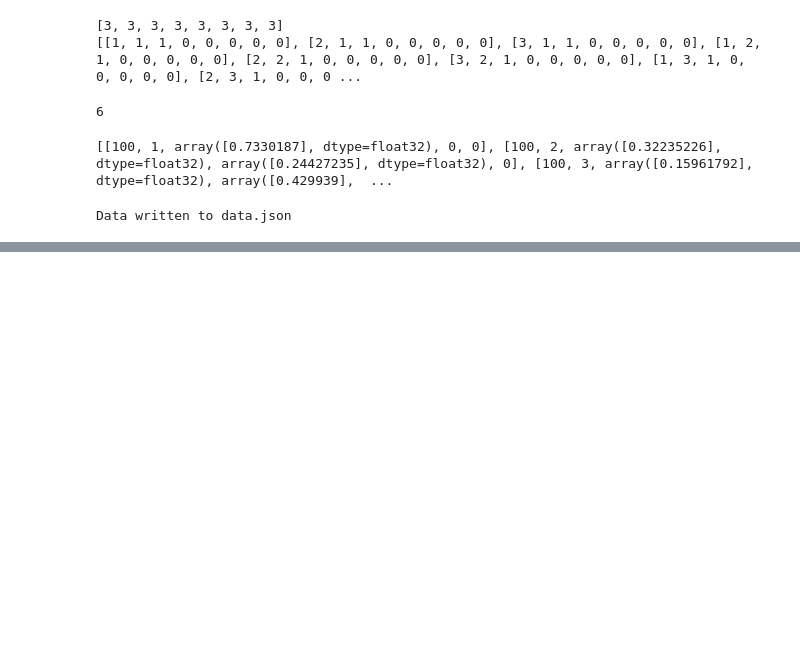
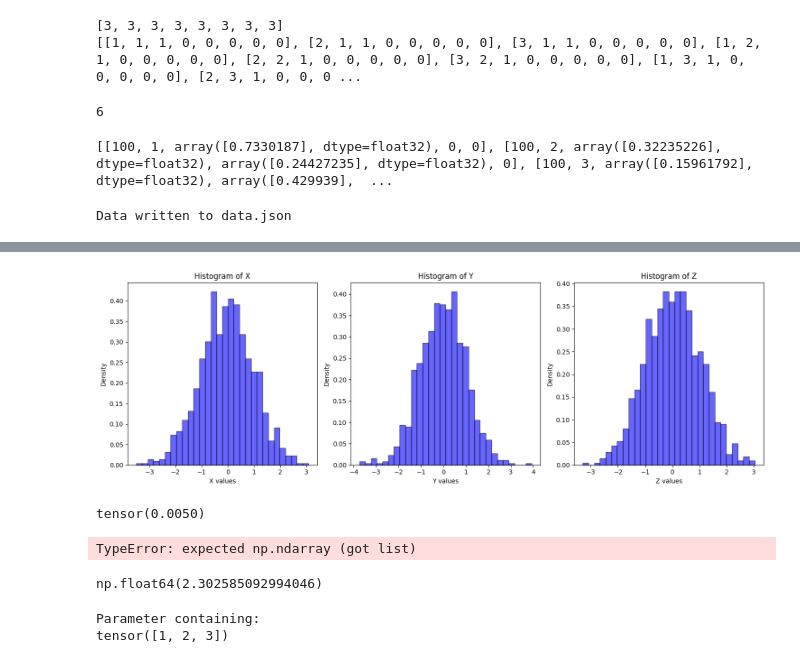
Before and after one commit to nhnhan92/RL_whisker, a Jupyter notebook: sofagym/envs/Whisker/test.ipynb, the cells around one changed output, grey strips where cells are left out. Drawn from its saved outputs; the diff is of its cells as text; code cells hidden in the pictures; blank space fills up the shorter version.

```diff
--- a/sofagym/envs/Whisker/test.ipynb
+++ b/sofagym/envs/Whisker/test.ipynb
@@ -523,0 +957,73 @@ x[0]
+# %%
+import torch
+import numpy as np
+import matplotlib.pyplot as plt
+
+# Select the first Gaussian distribution
+mean = torch.tensor([0.0, 0.0, 0.0])
+std = torch.tensor([1.0, 1.0, 1.0])
+
+# Create the Normal distribution
+dist = torch.distributions.Normal(mean, std)
+
+# Sample data
+num_samples = 1000
+samples = dist.sample((num_samples,)).numpy()  # Convert to NumPy
+
+# Plot histograms for each dimension
+fig, axes = plt.subplots(1, 3, figsize=(15, 5))
+
+dims = ['X', 'Y', 'Z']
+for i in range(3):
+    axes[i].hist(samples[:, i], bins=30, density=True, alpha=0.6, color='b', edgecolor='black')
+    axes[i].set_title(f"Histogram of {dims[i]}")
+    axes[i].set_xlabel(f"{dims[i]} values")
+    axes[i].set_ylabel("Density")
+
+plt.tight_layout()
+plt.show()
+# %% [output]
+[figure, added]
+# %%
+no_chamber = [1,2,3]
+no_regulator = 3
+pressure_range = torch.tensor([0,0.01])
+body_length = [100, 80, 60]
+body_parameters = list(product(body_length, no_chamber))
+# body parameter is a tensor including body length (being cut) and number chamber in tuple format
+N = len(body_parameters)
+D = len(no_chamber)
+# Initialize discrete scores (which, when multiplied by beta, form logits).
+scores = torch.nn.Parameter(torch.zeros((N,), dtype=torch.float32), requires_grad=False)
+pressure_range.mean()
+# continuous_means = torch.full((N , D), np.mean(pressure_range).item())
+# continuous_stds = torch.full((N , D), np.mean(pressure_range).item()/2)
+# %% [output]
+tensor(0.0050)
+# %%
+a = {'body_length': torch.tensor([60,3],dtype=float)}
+a['body_length'][0].numpy().item()
+# %% [output]
+TypeError: expected np.ndarray (got list)
+# %%
+from itertools import product
+no_chamber = torch.tensor([1,2,3])
+pressure_range = torch.tensor([0,0.01])
+body_length = torch.tensor([100, 80, 60])
+source = list(product(body_length,no_chamber))
+design = {'body_length': 60, 'no_chamber': 2, 'pressure1': 0.03, 'pressure2': 0.04, 'pressure3': 0.02}
+# a = product(torch.tensor([design['body_length']]),torch.tensor([design['no_chamber']]))
+a = (design['body_length'],design['no_chamber'])
+# source
+source.index(a)
+np.log(10)
+# %% [output]
+np.float64(2.302585092994046)
+# %%
+test = torch.tensor([1,2,3])
+test1 = torch.tensor([1,2,3])
+a = torch.nn.Parameter(test, requires_grad=False)
+a
+# %% [output]
+Parameter containing:
+tensor([1, 2, 3])
```
Also changed, not shown: parts of 7 cells of this notebook, 35 other files.
